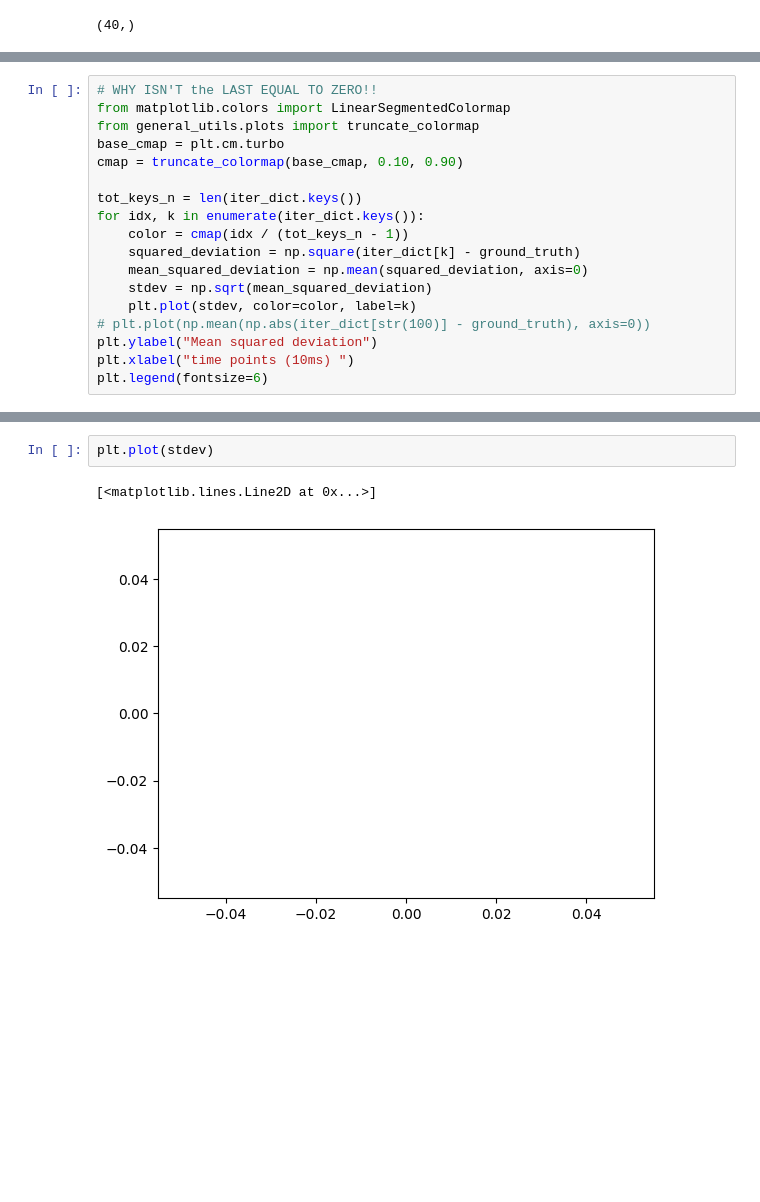
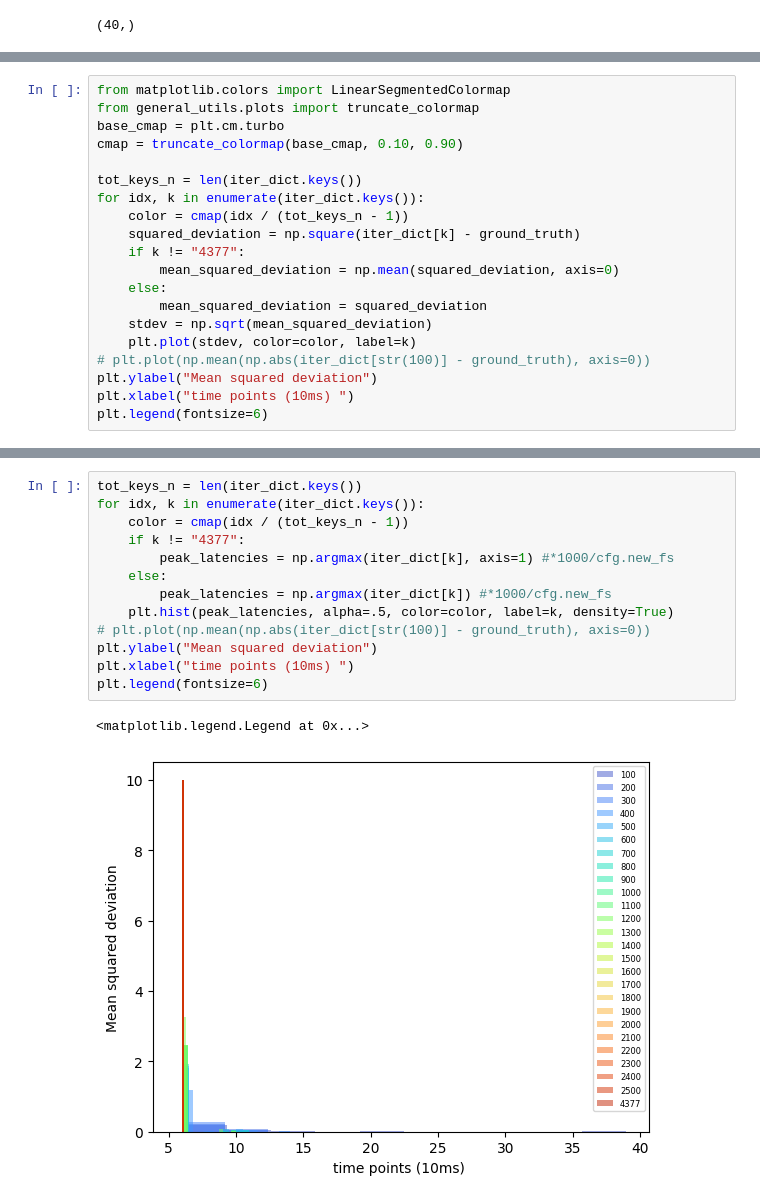
Before and after one commit to TizianoCausin01/temporal_context, a Jupyter notebook: python_scripts/scripts/subsampling_RDMs_stats.ipynb, the cells around one changed output, grey strips where cells are left out. Drawn from its saved outputs; the diff is of its cells as text; blank space fills up the shorter version.

```diff
--- a/python_scripts/scripts/subsampling_RDMs_stats.ipynb
+++ b/python_scripts/scripts/subsampling_RDMs_stats.ipynb
@@ -54,5 +58,4 @@ print(ground_truth.shape)
 # %%
-# WHY ISN'T the LAST EQUAL TO ZERO!!
 from matplotlib.colors import LinearSegmentedColormap
 from general_utils.plots import truncate_colormap
 base_cmap = plt.cm.turbo
@@ -62,7 +65,10 @@ tot_keys_n = len(iter_dict.keys())
 for idx, k in enumerate(iter_dict.keys()):
     color = cmap(idx / (tot_keys_n - 1))
     squared_deviation = np.square(iter_dict[k] - ground_truth)
-    mean_squared_deviation = np.mean(squared_deviation, axis=0)
+    if k != "4377":
+        mean_squared_deviation = np.mean(squared_deviation, axis=0)
+    else:
+        mean_squared_deviation = squared_deviation
     stdev = np.sqrt(mean_squared_deviation)
     plt.plot(stdev, color=color, label=k)
 # plt.plot(np.mean(np.abs(iter_dict[str(100)] - ground_truth), axis=0))
@@ -75,5 +81,16 @@ plt.legend(fontsize=6)
 # %%
-plt.plot(stdev)
+tot_keys_n = len(iter_dict.keys())
+for idx, k in enumerate(iter_dict.keys()):
+    color = cmap(idx / (tot_keys_n - 1))
+    if k != "4377":
+        peak_latencies = np.argmax(iter_dict[k], axis=1) #*1000/cfg.new_fs
+    else:
+        peak_latencies = np.argmax(iter_dict[k]) #*1000/cfg.new_fs
+    plt.hist(peak_latencies, alpha=.5, color=color, label=k, density=True)
+# plt.plot(np.mean(np.abs(iter_dict[str(100)] - ground_truth), axis=0))
+plt.ylabel("Mean squared deviation")
+plt.xlabel("time points (10ms) ")
+plt.legend(fontsize=6)
 # %% [output]
-[<matplotlib.lines.Line2D at 0x...>]
+<matplotlib.legend.Legend at 0x...>
-[figure, old version]
+[figure, new version]
```
Also changed, not shown: parts of 4 cells of this notebook.
